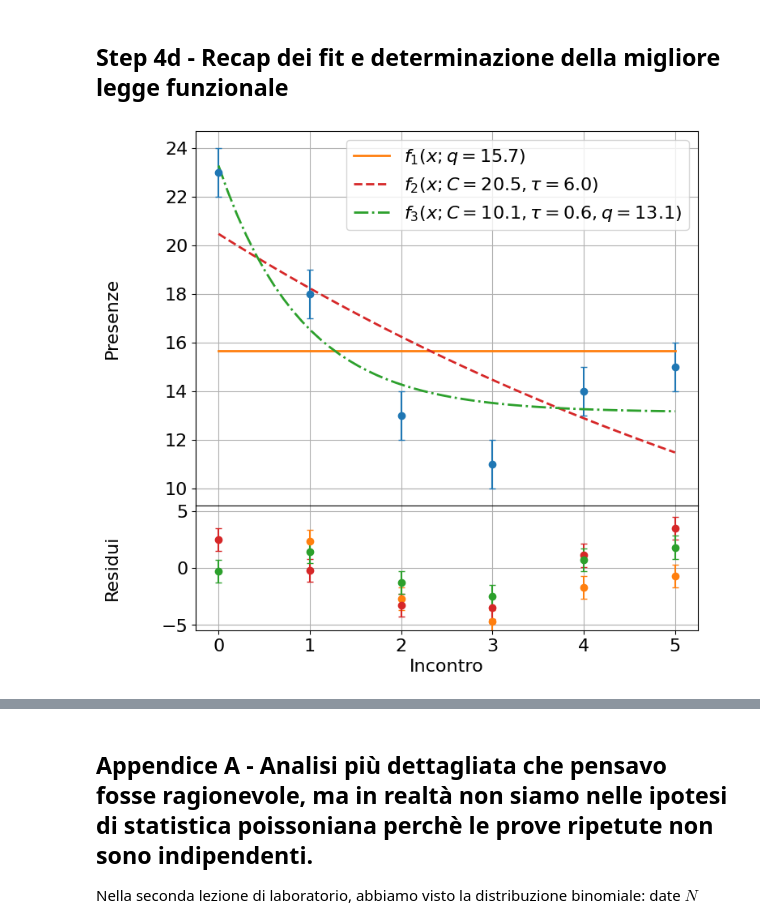
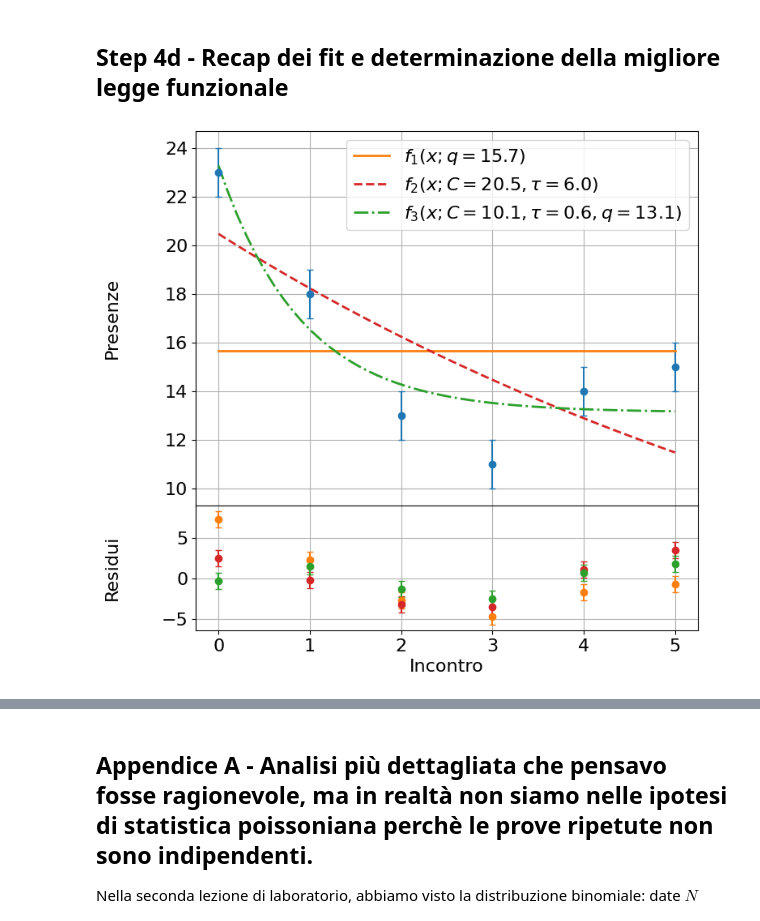
Before and after one commit to cerasole/EnvironmentalRadioactivity, a Jupyter notebook: Notebooks/Presenze.ipynb, the cells around one changed output, grey strips where cells are left out. Cells and saved outputs as stored; diff of their text form; code cells hidden in the pictures.

```diff
--- a/Notebooks/Presenze.ipynb
+++ b/Notebooks/Presenze.ipynb
@@ -645,33 +645,31 @@ ax.plot(x, f_3(x, *m3.values), ls = ls3, lw = lw, label = "$f_3(x; C = %.1f, \\t
 
 # Legenda
 ax.legend();
 
 ax = axs[1]
 ax.yaxis.set_label_coords(-0.15, 0.5)
 
-ax.set_ylim(residui.min()-2, residui.max()+2)
-
 ax.errorbar(
     incontri,
     (presenze - f_1(incontri, *m1.values)) / presenze_err,
     yerr = np.ones(len(presenze)),
     ls = "None", marker = "o", markersize = 6, capsize = 3, color = color1
 )
 ax.errorbar(
     incontri,
     (presenze - f_2(incontri, *m2.values)) / presenze_err,
     yerr = np.ones(len(presenze)),
     ls = "None", marker = "o", markersize = 6, capsize = 3, color = color2
 )
 ax.errorbar(
     incontri,
     (presenze - f_3(incontri, *m3.values)) / presenze_err,
     yerr = np.ones(len(presenze)),
     ls = "None", marker = "o", markersize = 6, capsize = 3, color = color3
 )
 
 ax.grid()
 ax.set_ylabel("Residui")
 ax.set_xlabel("Incontro");
 # %% [output]
-[figure, old version]
+[figure, new version]
```
Also changed, not shown: parts of 5 cells of this notebook.
